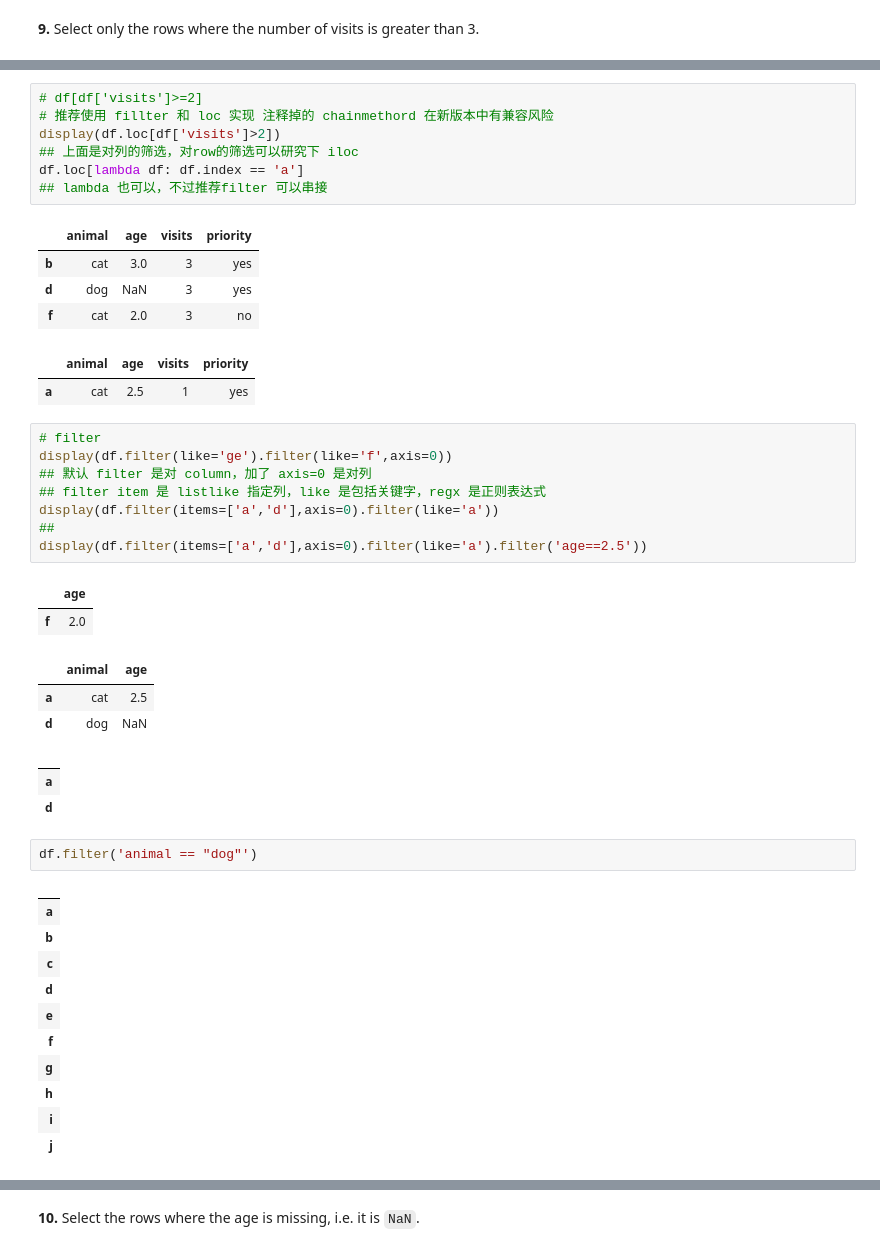
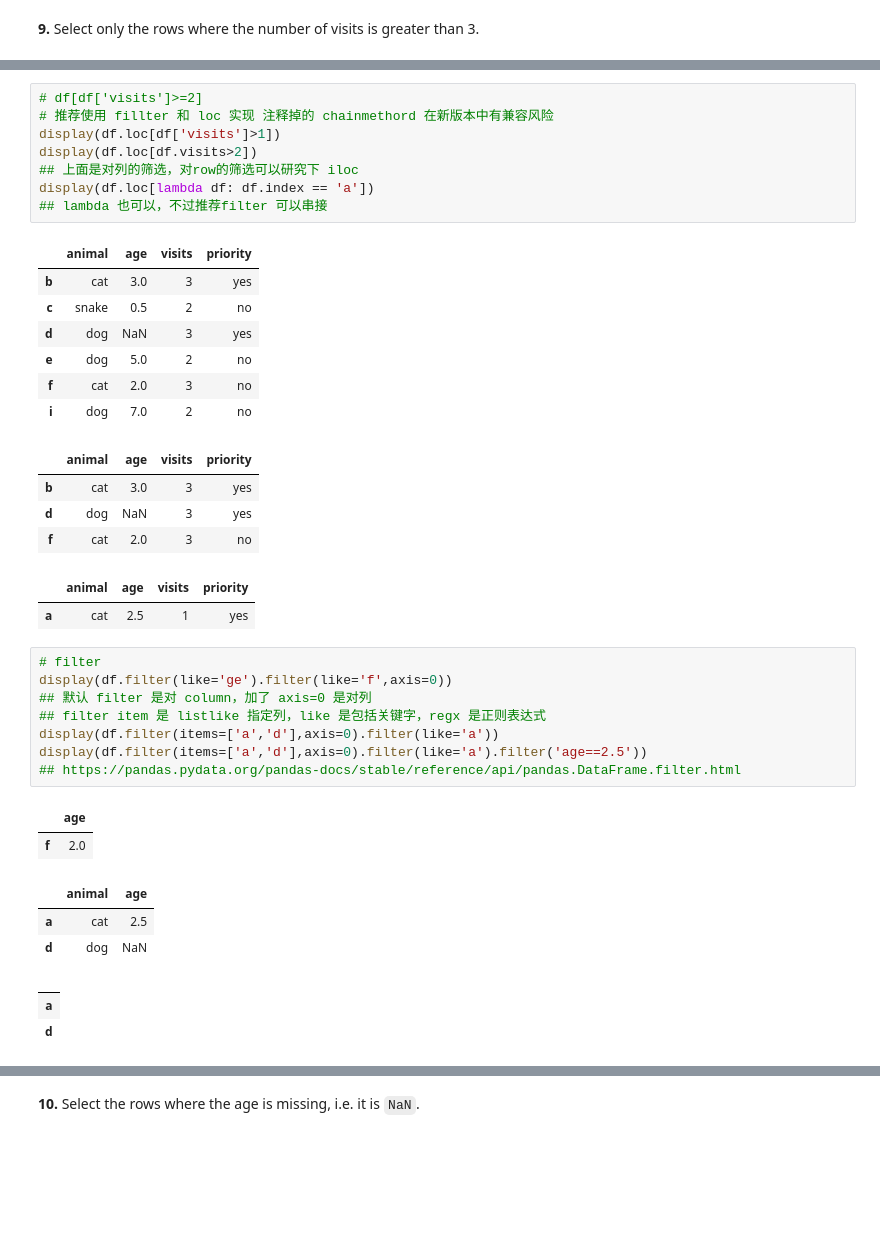
Before and after one commit to mengfanchun2017/BooksStudy, a Jupyter notebook: [git_100-pandas-puzzles]@202003/100-pandas-puzzles_francis.ipynb, the cells around one changed output, grey strips where cells are left out. Saved outputs shown, nothing was run; the diff lists cells and outputs as text; blank space fills up the shorter version.

```diff
--- a/[git_100-pandas-puzzles]@202003/100-pandas-puzzles_francis.ipynb
+++ b/[git_100-pandas-puzzles]@202003/100-pandas-puzzles_francis.ipynb
@@ -240,25 +180,33 @@ df.filter(items=df.columns)
 # %%
 # df[df['visits']>=2]
 # 推荐使用 fillter 和 loc 实现 注释掉的 chainmethord 在新版本中有兼容风险
-display(df.loc[df['visits']>2])
+display(df.loc[df['visits']>1])
+display(df.loc[df.visits>2])
 ## 上面是对列的筛选，对row的筛选可以研究下 iloc
-df.loc[lambda df: df.index == 'a']
+display(df.loc[lambda df: df.index == 'a'])
 ## lambda 也可以，不过推荐filter 可以串接
 # %% [output]
 |  | animal | age | visits | priority |
 | b | cat | 3.0 | 3 | yes |
+| c | snake | 0.5 | 2 | no |
 | d | dog | NaN | 3 | yes |
+| e | dog | 5.0 | 2 | no |
 | f | cat | 2.0 | 3 | no |
+| i | dog | 7.0 | 2 | no |
 |  | animal | age | visits | priority |
-| a | cat | 2.5 | 1 | yes |
+| b | cat | 3.0 | 3 | yes |
+| d | dog | NaN | 3 | yes |
+| f | cat | 2.0 | 3 | no |
+|  | animal | age | visits | priority |
+| a | cat | 2.5 | 1 | yes |
 # %%
 # filter
 display(df.filter(like='ge').filter(like='f',axis=0))
 ## 默认 filter 是对 column，加了 axis=0 是对列
 ## filter item 是 listlike 指定列，like 是包括关键字，regx 是正则表达式
 display(df.filter(items=['a','d'],axis=0).filter(like='a'))
-##
 display(df.filter(items=['a','d'],axis=0).filter(like='a').filter('age==2.5'))
+## https://pandas.pydata.org/pandas-docs/stable/reference/api/pandas.DataFrame.filter.html
 # %% [output]
 |  | age |
 | f | 2.0 |
@@ -268,17 +216,3 @@ display(df.filter(items=['a','d'],axis=0).filter(like='a').filter('age==2.5'))
 |  |
 | a |
 | d |
-# %%
-df.filter('animal == "dog"')
-# %% [output]
-|  |
-| a |
-| b |
-| c |
-| d |
-| e |
-| f |
-| g |
-| h |
-| i |
-| j |
```
Also changed, not shown: parts of 38 cells of this notebook.
